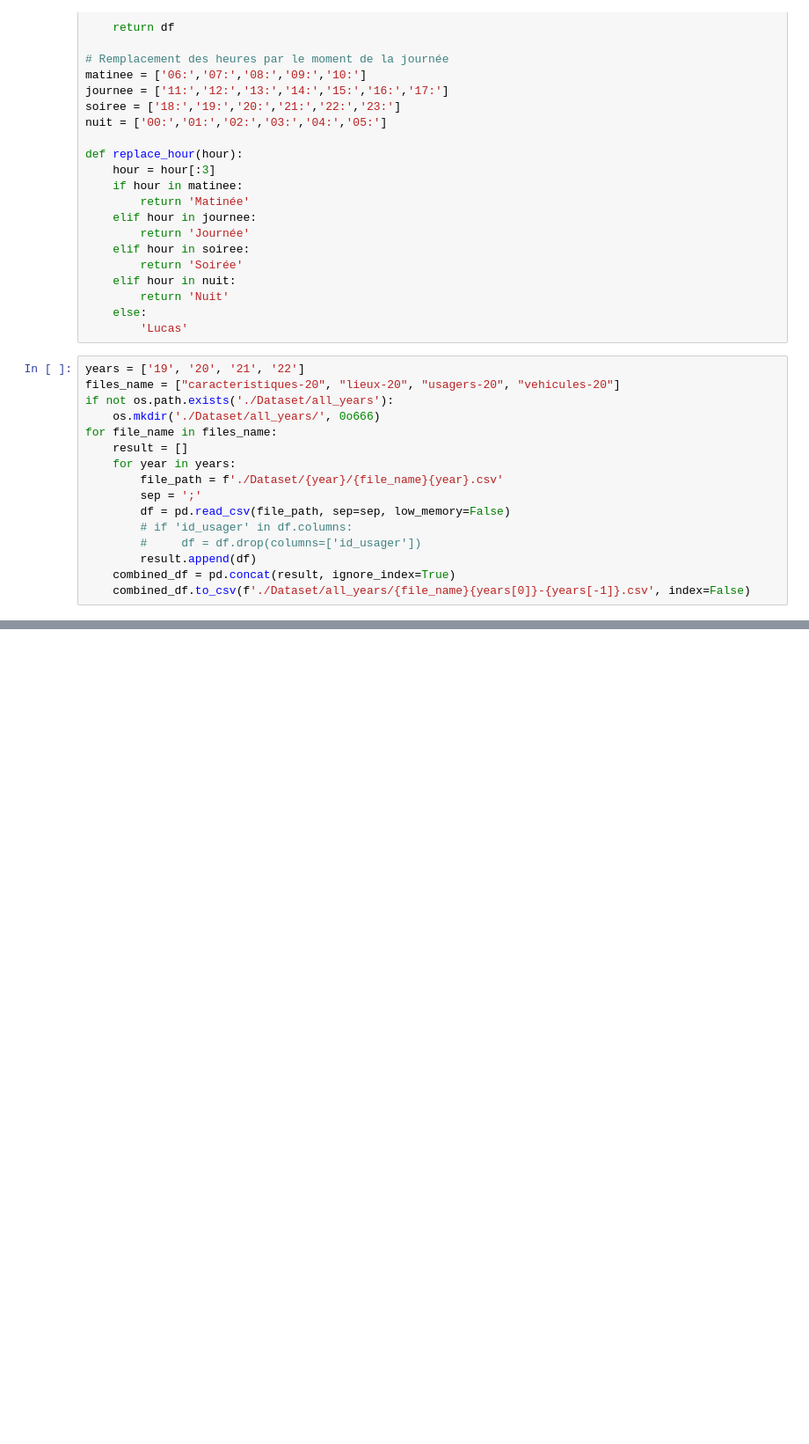
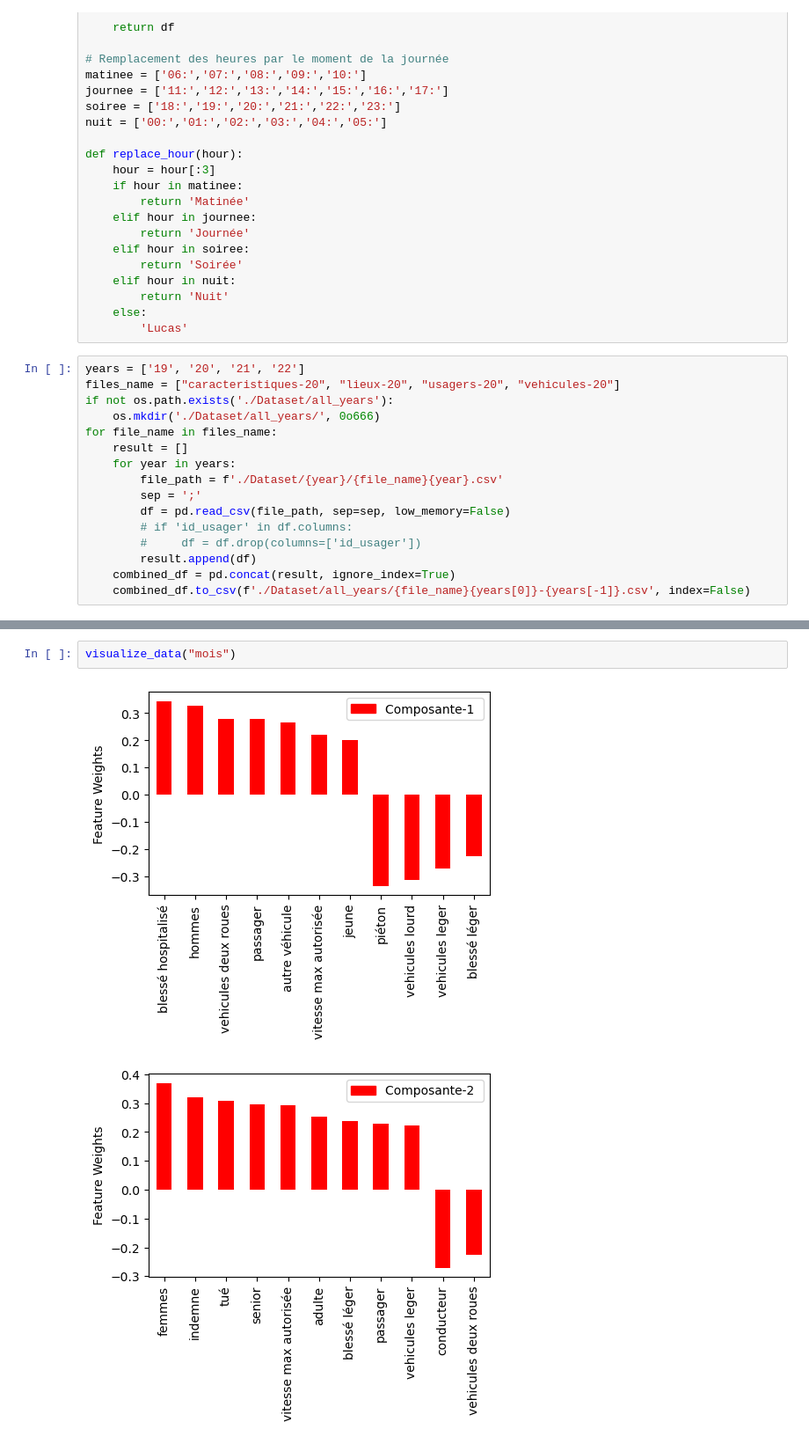
Before and after one commit to TheGooodDev/TPDataMiningRoute, a Jupyter notebook: Main.ipynb, the cells around one changed output, grey strips where cells are left out. Shown at 88% size. Drawn from its saved outputs; the diff is of its cells as text; blank space fills up the shorter version.

```diff
--- a/Main.ipynb
+++ b/Main.ipynb
@@ -335,0 +435,5 @@ None
+# %%
+visualize_data("mois")
+# %% [output]
+[figure, added]
+[figure, added]
```
Also changed, not shown: parts of 17 cells of this notebook, 1 other file.
